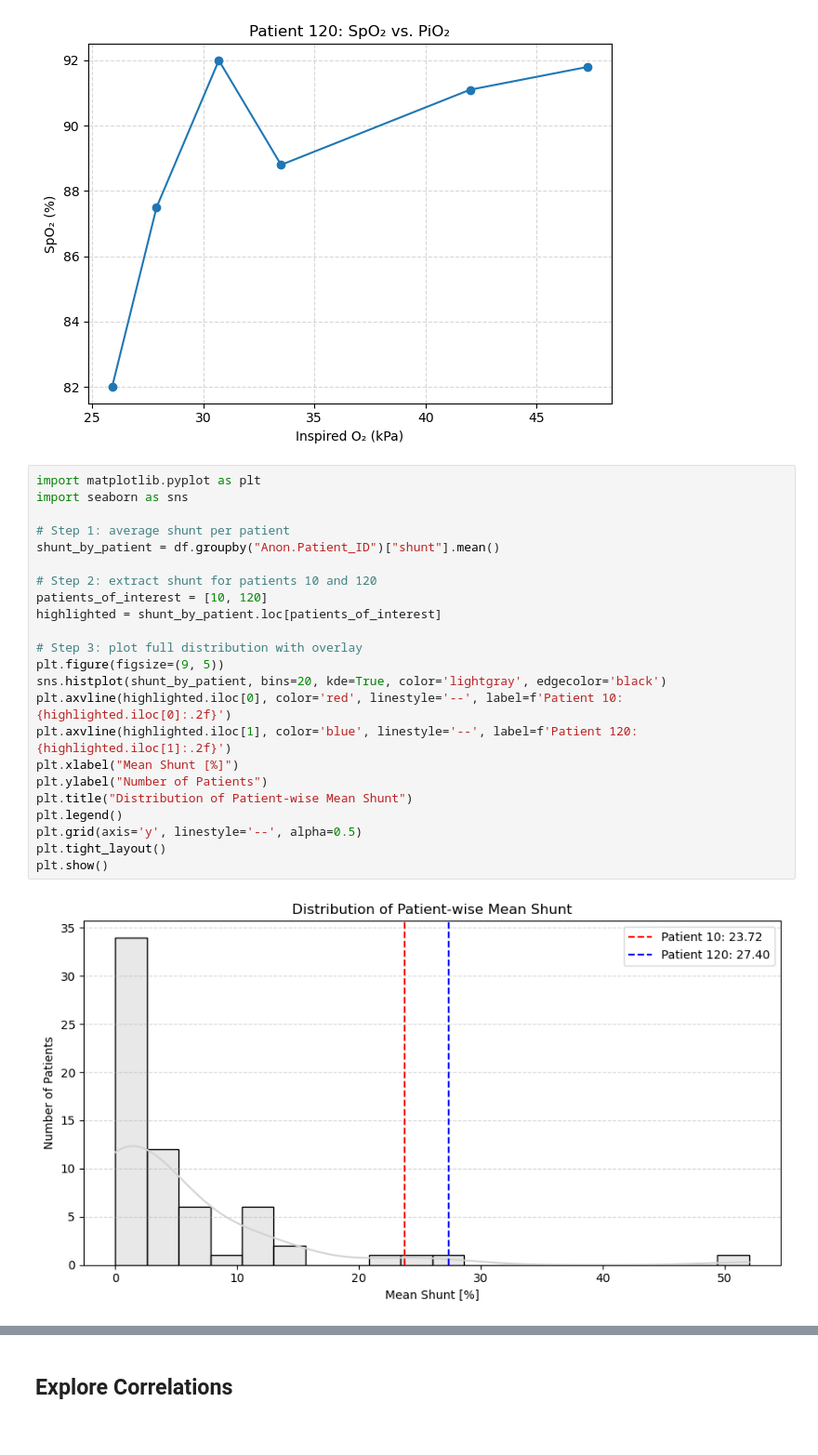
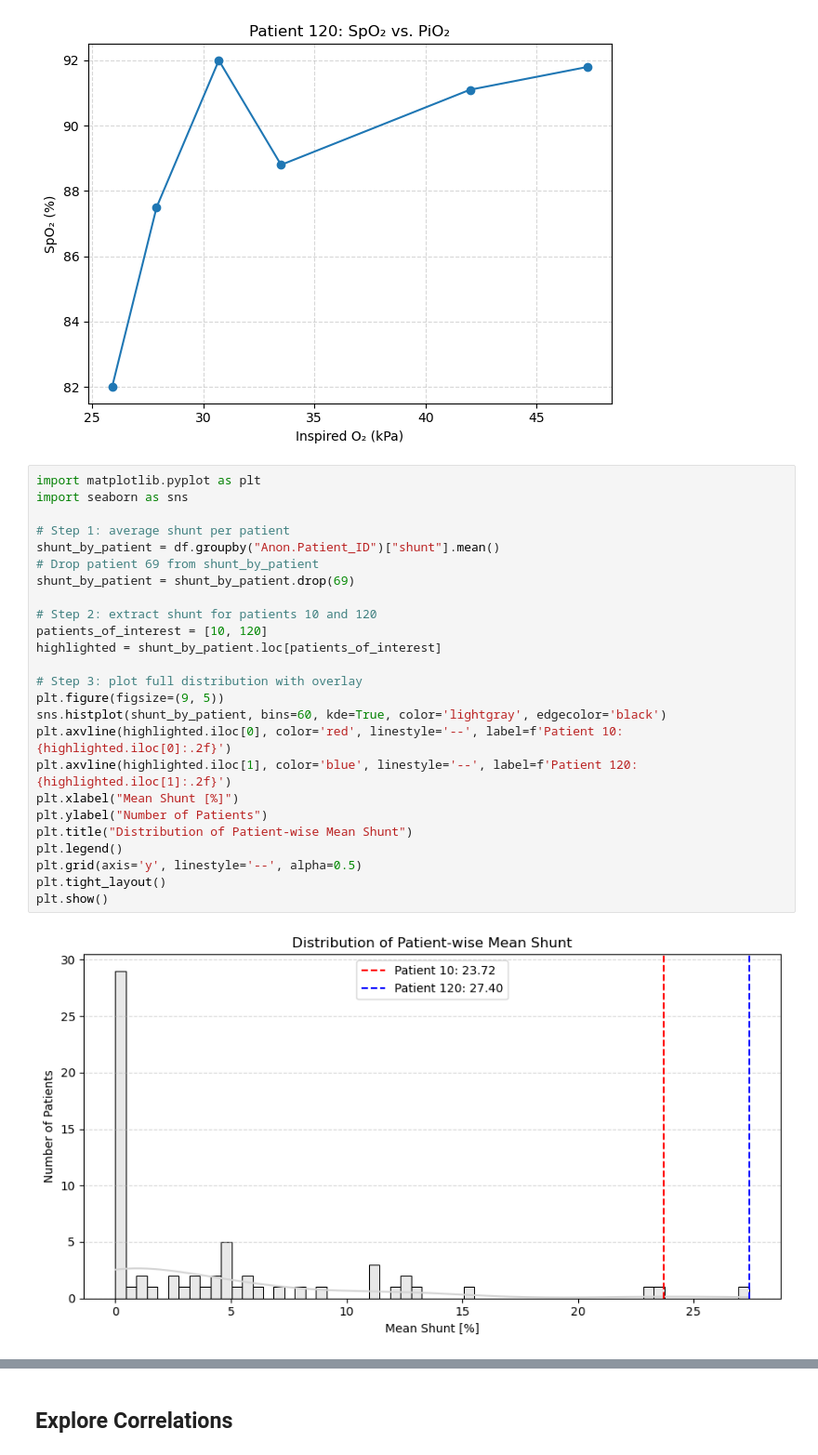
Before and after one commit to starshrimp/neonatal-odc-shift, a Jupyter notebook: notebooks/03_single_point/05_final_linear_regression.ipynb, the cells around one changed output, grey strips where cells are left out. Shown at 93% size. Drawn from its saved outputs; the diff is of its cells as text.

```diff
--- a/notebooks/03_single_point/05_final_linear_regression.ipynb
+++ b/notebooks/03_single_point/05_final_linear_regression.ipynb
@@ -562,25 +562,27 @@ for pid in patients_of_interest:
 # %%
 import matplotlib.pyplot as plt
 import seaborn as sns
 
 # Step 1: average shunt per patient
 shunt_by_patient = df.groupby("Anon.Patient_ID")["shunt"].mean()
+# Drop patient 69 from shunt_by_patient
+shunt_by_patient = shunt_by_patient.drop(69)
 
 # Step 2: extract shunt for patients 10 and 120
 patients_of_interest = [10, 120]
 highlighted = shunt_by_patient.loc[patients_of_interest]
 
 # Step 3: plot full distribution with overlay
 plt.figure(figsize=(9, 5))
-sns.histplot(shunt_by_patient, bins=20, kde=True, color='lightgray', edgecolor='black')
+sns.histplot(shunt_by_patient, bins=60, kde=True, color='lightgray', edgecolor='black')
 plt.axvline(highlighted.iloc[0], color='red', linestyle='--', label=f'Patient 10: {highlighted.iloc[0]:.2f}')
 plt.axvline(highlighted.iloc[1], color='blue', linestyle='--', label=f'Patient 120: {highlighted.iloc[1]:.2f}')
 plt.xlabel("Mean Shunt [%]")
 plt.ylabel("Number of Patients")
 plt.title("Distribution of Patient-wise Mean Shunt")
 plt.legend()
 plt.grid(axis='y', linestyle='--', alpha=0.5)
 plt.tight_layout()
 plt.show()
 # %% [output]
-[figure, old version]
+[figure, new version]
```
Also changed, not shown: parts of 9 cells of this notebook.
